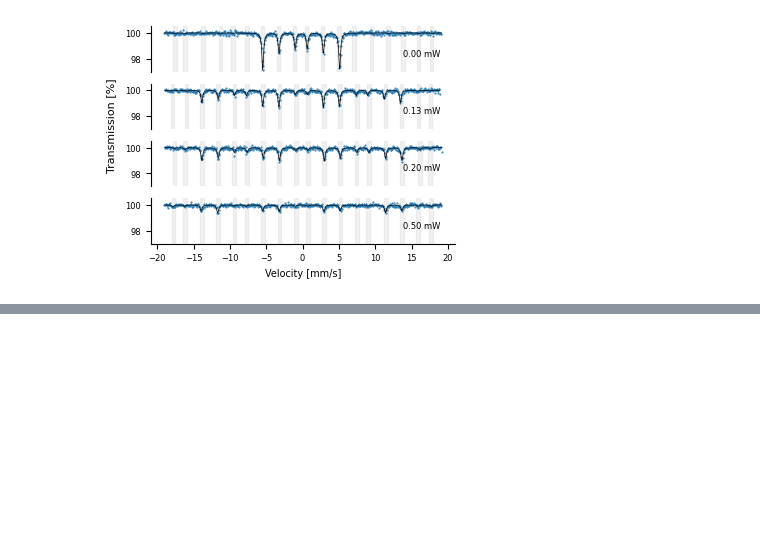
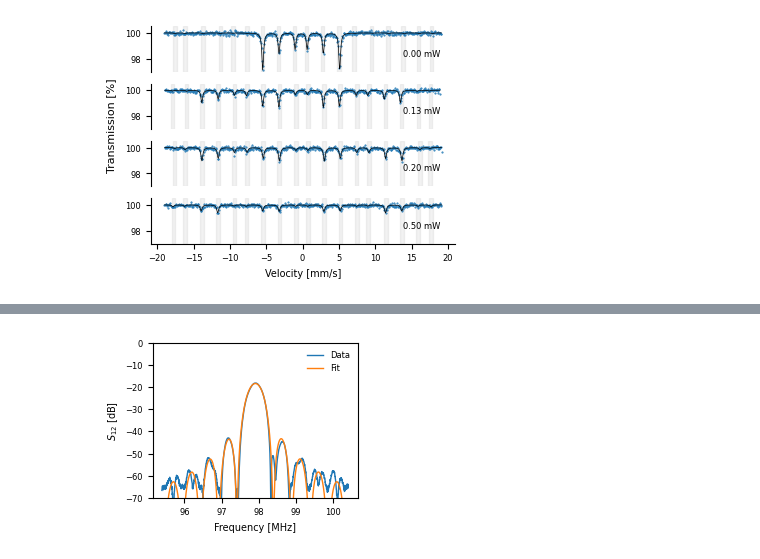
Before and after one commit to StanfordMossbauer/mossbauer_study, a Jupyter notebook: examples/saw/saw_paper_plots.ipynb, the cells around one changed output, grey strips where cells are left out. Saved outputs shown, nothing was run; the diff lists cells and outputs as text; code cells hidden in the pictures; blank space fills up the shorter version.

```diff
--- a/examples/saw/saw_paper_plots.ipynb
+++ b/examples/saw/saw_paper_plots.ipynb
@@ -810,0 +928,14 @@ plt.show()
+# %%
+fig, ax = plt.subplots(nrows=1, ncols=1, figsize=(7/2.54, 5.5/2.54))
+
+ax.plot(freq_data/1e6, 20*np.log10(s12_data))
+ax.plot(freq_data/1e6, 20*np.log10(S12(freq_data, *fit_param)))
+ax.set_xlabel("Frequency [MHz]")
+ax.set_ylabel("$S_{12}$ [dB]")
+plt.legend(("Data","Fit"))
+plt.ylim(-70,0)
+plt.tight_layout()
+plt.savefig(savedir+"S12.png", dpi=300, bbox_inches='tight')
+plt.show()
+# %% [output]
+[figure, added]
```
Also changed, not shown: parts of 8 cells of this notebook, 4 other files.
